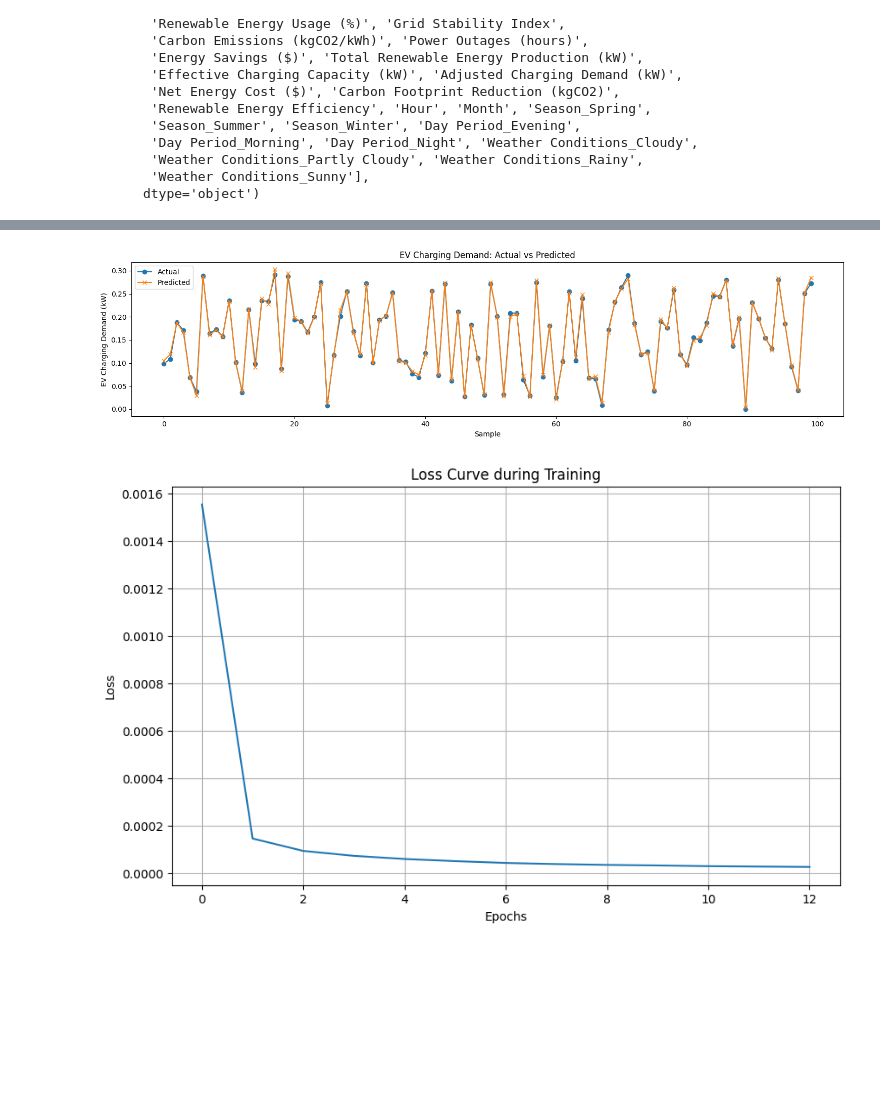
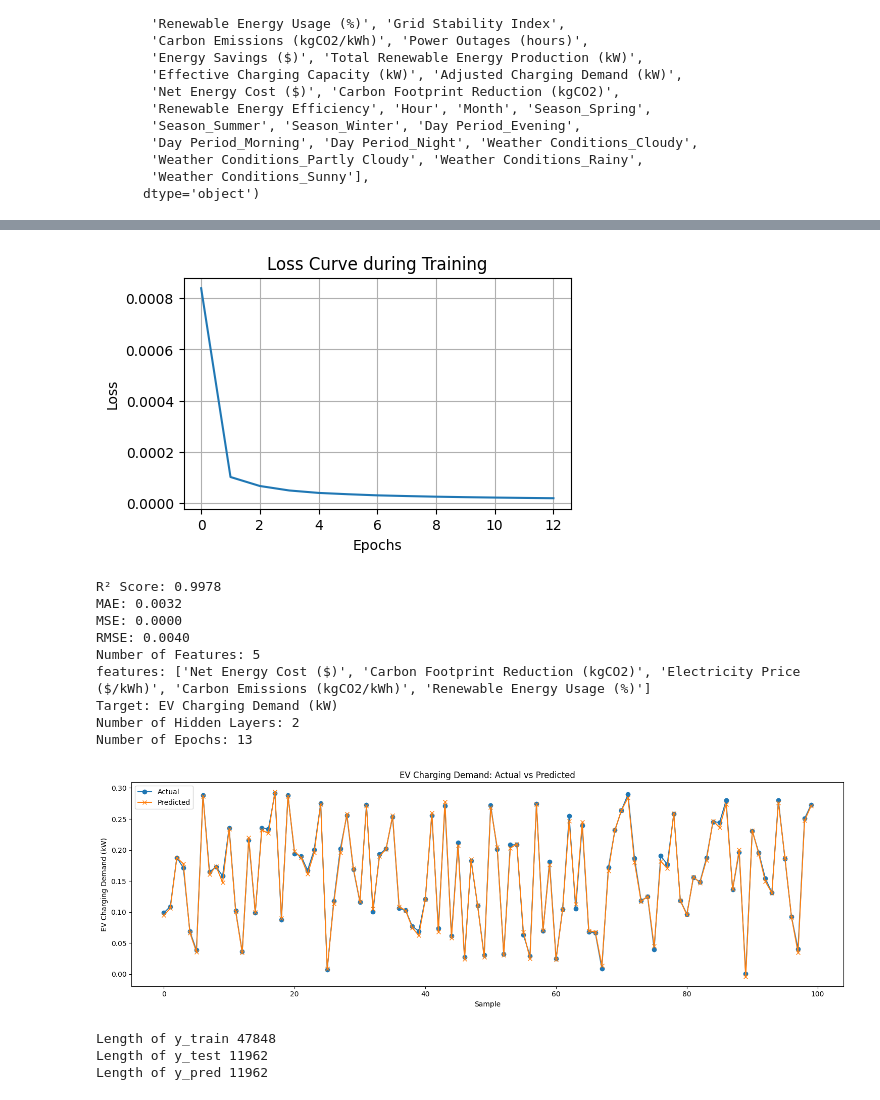
Before and after one commit to aravindhkrishnan09/Data-Science-and-Engineering-Analytics, a Jupyter notebook: Projects/Main_Project_ML/EV Charging Patterns/EV_Charging_Patterns.ipynb, the cells around one changed output, grey strips where cells are left out. Saved outputs shown, nothing was run; the diff lists cells and outputs as text; code cells hidden in the pictures; blank space fills up the shorter version.

Commit message:
EV Charging Patterns Doc push

```diff
--- a/Projects/Main_Project_ML/EV Charging Patterns/EV_Charging_Patterns.ipynb
+++ b/Projects/Main_Project_ML/EV Charging Patterns/EV_Charging_Patterns.ipynb
@@ -946,7 +1301,6 @@ Index(['Solar Energy Production (kW)', 'Wind Energy Production (kW)',
 # %%
 import pandas as pd
 import numpy as np
-import shap
 from sklearn.model_selection import train_test_split
 from sklearn.neural_network import MLPRegressor
 from sklearn.metrics import mean_absolute_error, mean_squared_error, r2_score
@@ -955,7 +1309,6 @@ from sklearn.preprocessing import StandardScaler
 
 # --- Step 1: Select Features & Target ---
 features = [
-'Adjusted Charging Demand (kW)',
 'Net Energy Cost ($)',
 'Carbon Footprint Reduction (kgCO2)',
 'Electricity Price ($/kWh)',
@@ -998,13 +1351,29 @@ mae = mean_absolute_error(y_test, y_pred)
 mse = mean_squared_error(y_test, y_pred)
 rmse = np.sqrt(mse)
 
+if hasattr(model, 'loss_curve_'):
+    plt.figure(figsize=(5, 3))
+    plt.plot(model.loss_curve_)
+    plt.title('Loss Curve during Training')
+    plt.xlabel('Epochs')
+    plt.ylabel('Loss')
+    plt.grid(True)
+    plt.show()
+
+
 print(f"R² Score: {r2:.4f}")
 print(f"MAE: {mae:.4f}")
 print(f"MSE: {mse:.4f}")
 print(f"RMSE: {rmse:.4f}")
+print(f"Number of Features: {X.shape[1]}")
+print(f"features: {features}")
+print(f"Target: {target}")
+print(f"Number of Hidden Layers: {len(model.hidden_layer_sizes)}")
+print(f"Number of Epochs: {model.n_iter_}")
+
 
 # --- Step 6: Plot Actual vs Predicted ---
-plt.figure(figsize=(15, 4))
+plt.figure(figsize=(15, 5))
 plt.plot(y_test.values[:100], label='Actual', marker='o')
 plt.plot(y_pred[:100], label='Predicted', marker='x')
 plt.title("EV Charging Demand: Actual vs Predicted")
@@ -1013,13 +1382,4 @@ plt.ylabel("EV Charging Demand (kW)")
 plt.legend()
 plt.tight_layout()
 plt.show()
-
-if hasattr(model, 'loss_curve_'):
-    plt.figure(figsize=(10, 6))
-    plt.plot(model.loss_curve_)
-    plt.title('Loss Curve during Training')
-    plt.xlabel('Epochs')
-    plt.ylabel('Loss')
-    plt.grid(True)
-    plt.show()
 # %% [output]
@@ -1044,2 +1400,19 @@ RMSE: 0.0052
-[figure, old version]
+[figure, new version]
+R² Score: 0.9978
+MAE: 0.0032
+MSE: 0.0000
+RMSE: 0.0040
+Number of Features: 5
+features: ['Net Energy Cost ($)', 'Carbon Footprint Reduction (kgCO2)', 'Electricity Price ($/kWh)', 'Carbon Emissions (kgCO2/kWh)', 'Renewable Energy Usage (%)']
+Target: EV Charging Demand (kW)
+Number of Hidden Layers: 2
+Number of Epochs: 13
-[figure, old version]
+[figure, new version]
+# %%
+print("Length of y_train",len(y_train))
+print("Length of y_test",len(y_test))
+print("Length of y_pred",len(y_pred))
+# %% [output]
+Length of y_train 47848
+Length of y_test 11962
+Length of y_pred 11962
```
Also changed, not shown: parts of 35 cells of this notebook, 1 other file.
